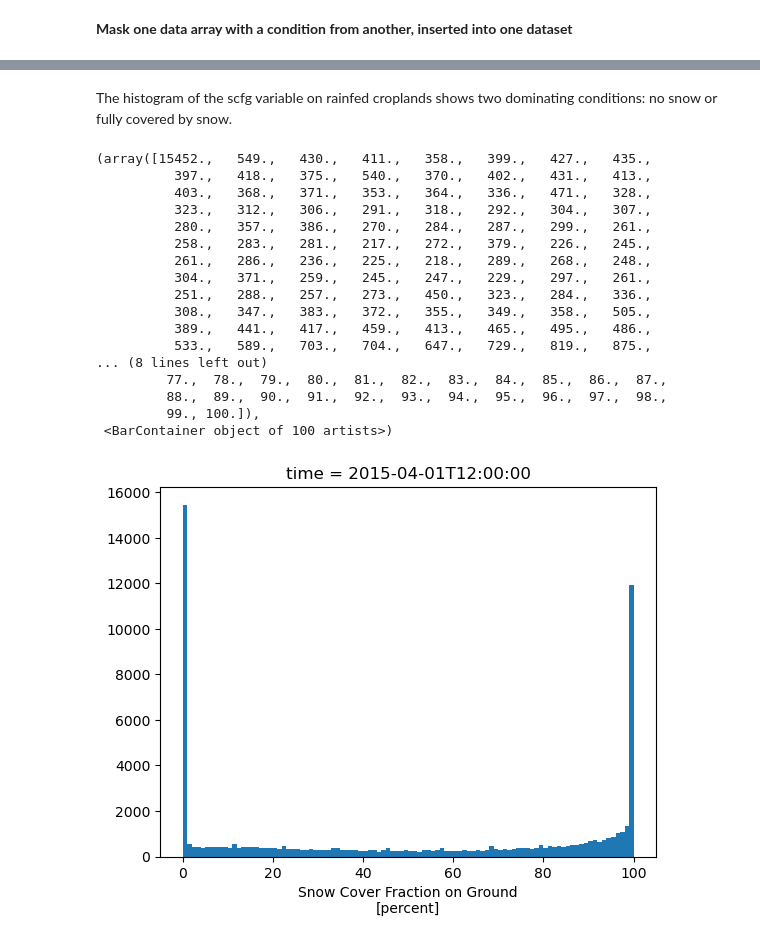
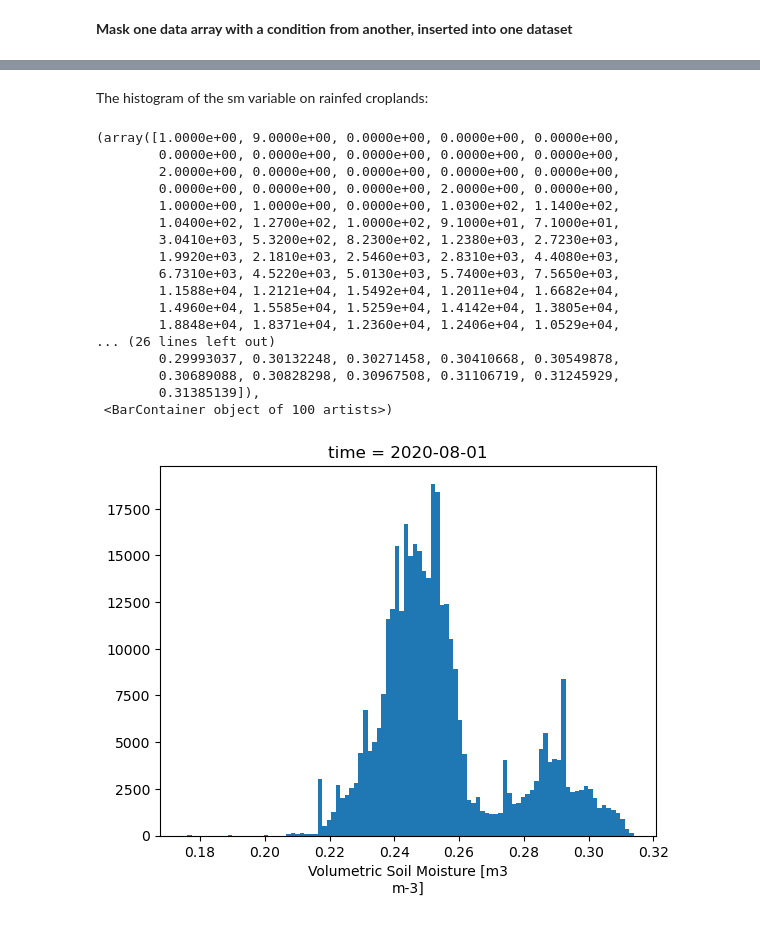
Before and after one commit to deepesdl/deepesdl-doc, a Jupyter notebook: notebooks/06_Spatial_Regridding_and_Masking.ipynb, the cells around one changed output, grey strips where cells are left out. Saved outputs shown, nothing was run; the diff lists cells and outputs as text; code cells hidden in the pictures.

```diff
--- a/notebooks/06_Spatial_Regridding_and_Masking.ipynb
+++ b/notebooks/06_Spatial_Regridding_and_Masking.ipynb
@@ -380,5 +224,3 @@ Now we resample Snow Cover to the grid provided by Land Cover:
 # %%
-resampled_SC = resample_in_space(SC,
-                                 source_gm=source_gm,
-                                 target_gm=target_gm)
+resampled_SM = resample_in_space(SM, source_gm=source_gm, target_gm=target_gm)
 # %% [markdown]
@@ -472,6 +301,5 @@ Although the coordinates of the LC dataset and the resampled_SC dataset are almo
 # %%
-LC_cropmask = LC_cropmask.assign_coords(lat = resampled_SC.lat,
-                                        lon = resampled_SC.lon)
+LC_cropmask = LC_cropmask.assign_coords(lat=resampled_SM.lat, lon=resampled_SM.lon)
 # %% [markdown]
 The resulting dataset is again a data cube with only one time slices
 # %%
@@ -511,3 +339,3 @@ Because both datasets share the same spatial grid, we can now insert the croplan
 # %%
-resampled_SC['crop_mask'] = LC_cropmask.cropland_rainfed.isel(time=0)
+resampled_SM["crop_mask"] = LC_cropmask.cropland_rainfed.isel(time=0)
 # %%
@@ -644,0 +372,6 @@ file_dimensions :
+# %%
+SM_crop = resampled_SM.sm.where(
+    resampled_SM.crop_mask == 1
+)
+
+SM_crop
@@ -657,24 +411,24 @@ SC_crop.isel(time=0).plot()
 # %% [markdown]
-The histogram of the scfg variable on rainfed croplands shows two dominating conditions: no snow or fully covered by snow.
+The histogram of the sm variable on rainfed croplands:
 # %%
-SC_crop.isel(time=0).plot.hist(bins=100)
+SM_crop.isel(time=0).plot.hist(bins=100)
 # %% [output]
-(array([15452.,   549.,   430.,   411.,   358.,   399.,   427.,   435.,
-          397.,   418.,   375.,   540.,   370.,   402.,   431.,   413.,
-          403.,   368.,   371.,   353.,   364.,   336.,   471.,   328.,
-          323.,   312.,   306.,   291.,   318.,   292.,   304.,   307.,
-          280.,   357.,   386.,   270.,   284.,   287.,   299.,   261.,
-          258.,   283.,   281.,   217.,   272.,   379.,   226.,   245.,
-          261.,   286.,   236.,   225.,   218.,   289.,   268.,   248.,
-          304.,   371.,   259.,   245.,   247.,   229.,   297.,   261.,
-          251.,   288.,   257.,   273.,   450.,   323.,   284.,   336.,
-          308.,   347.,   383.,   372.,   355.,   349.,   358.,   505.,
-          389.,   441.,   417.,   459.,   413.,   465.,   495.,   486.,
-          533.,   589.,   703.,   704.,   647.,   729.,   819.,   875.,
-... (8 lines left out)
-         77.,  78.,  79.,  80.,  81.,  82.,  83.,  84.,  85.,  86.,  87.,
-         88.,  89.,  90.,  91.,  92.,  93.,  94.,  95.,  96.,  97.,  98.,
-         99., 100.]),
+(array([1.0000e+00, 9.0000e+00, 0.0000e+00, 0.0000e+00, 0.0000e+00,
+        0.0000e+00, 0.0000e+00, 0.0000e+00, 0.0000e+00, 0.0000e+00,
+        2.0000e+00, 0.0000e+00, 0.0000e+00, 0.0000e+00, 0.0000e+00,
+        0.0000e+00, 0.0000e+00, 0.0000e+00, 2.0000e+00, 0.0000e+00,
+        1.0000e+00, 1.0000e+00, 0.0000e+00, 1.0300e+02, 1.1400e+02,
+        1.0400e+02, 1.2700e+02, 1.0000e+02, 9.1000e+01, 7.1000e+01,
+        3.0410e+03, 5.3200e+02, 8.2300e+02, 1.2380e+03, 2.7230e+03,
+        1.9920e+03, 2.1810e+03, 2.5460e+03, 2.8310e+03, 4.4080e+03,
+        6.7310e+03, 4.5220e+03, 5.0130e+03, 5.7400e+03, 7.5650e+03,
+        1.1588e+04, 1.2121e+04, 1.5492e+04, 1.2011e+04, 1.6682e+04,
+        1.4960e+04, 1.5585e+04, 1.5259e+04, 1.4142e+04, 1.3805e+04,
+        1.8848e+04, 1.8371e+04, 1.2360e+04, 1.2406e+04, 1.0529e+04,
+... (26 lines left out)
+        0.29993037, 0.30132248, 0.30271458, 0.30410668, 0.30549878,
+        0.30689088, 0.30828298, 0.30967508, 0.31106719, 0.31245929,
+        0.31385139]),
  <BarContainer object of 100 artists>)
-[figure, old version]
+[figure, new version]
 # %% [markdown]
```
Also changed, not shown: parts of 50 cells of this notebook, 5 other files.
